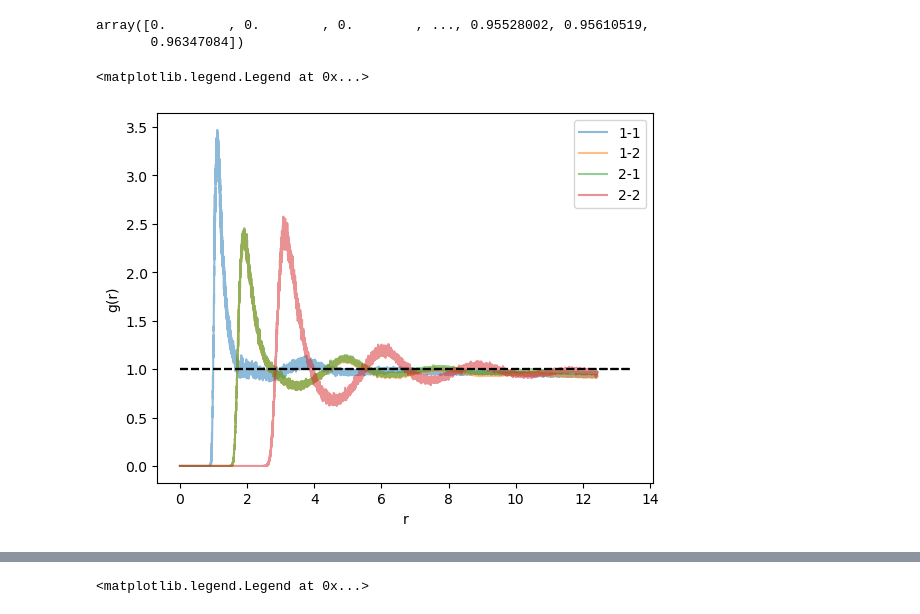
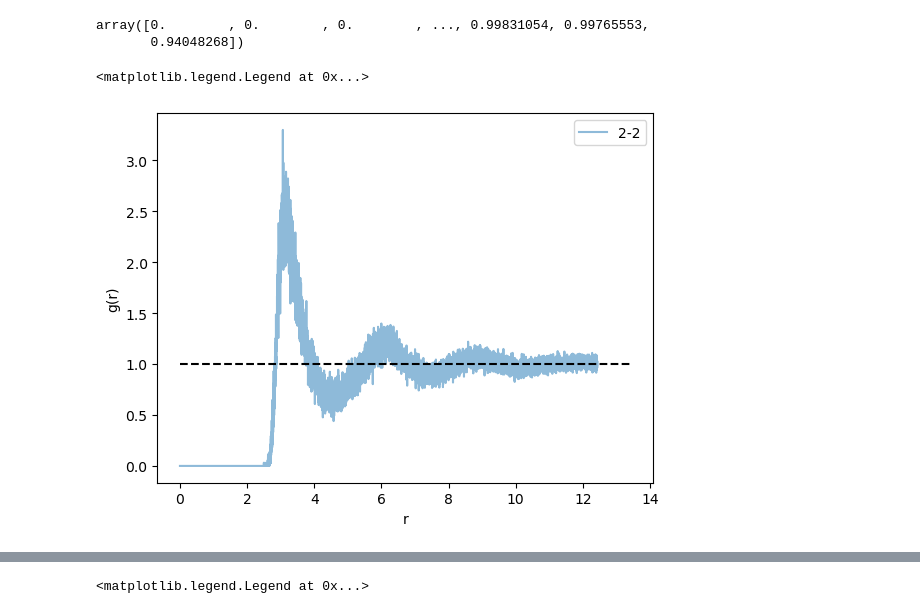
Before and after one commit to minu928/MDbrew, a Jupyter notebook: benchmark/rdf.ipynb, the cells around one changed output, grey strips where cells are left out. Drawn from its saved outputs; the diff is of its cells as text; code cells hidden in the pictures.

```diff
--- a/benchmark/rdf.ipynb
+++ b/benchmark/rdf.ipynb
@@ -15,33 +15,33 @@ system_size = extractor.system_size
 # %%
 from test_MDbrew.rdf import RDF
-resolution = 10000
-rdf_11 = RDF(pos1, pos1, system_size)
-rdf_12 = RDF(pos1, pos2, system_size)
-rdf_21 = RDF(pos2, pos1, system_size)
+resolution = 100000
+# rdf_11 = RDF(pos1, pos1, system_size)
+# rdf_12 = RDF(pos1, pos2, system_size)
+# rdf_21 = RDF(pos2, pos1, system_size)
 rdf_22 = RDF(pos2, pos2, system_size)
-rdf_11.get_rdf(r_max=system_size[0][1], resolution=resolution)
-rdf_12.get_rdf(r_max=system_size[0][1], resolution=resolution)
-rdf_21.get_rdf(r_max=system_size[0][1], resolution=resolution)
+# rdf_11.get_rdf(r_max=system_size[0][1], resolution=resolution)
+# rdf_12.get_rdf(r_max=system_size[0][1], resolution=resolution)
+# rdf_21.get_rdf(r_max=system_size[0][1], resolution=resolution)
 rdf_22.get_rdf(r_max=system_size[0][1], resolution=resolution)
 # %% [output]
-array([0.        , 0.        , 0.        , ..., 0.95528002, 0.95610519,
-       0.96347084])
+array([0.        , 0.        , 0.        , ..., 0.99831054, 0.99765553,
+       0.94048268])
 # %%
 import numpy as np
 import matplotlib.pyplot as plt
 alp=0.5
-bins = 1
-rdf_11.plot_g_r(bins = bins, label = '1-1', alpha=alp)
-rdf_12.plot_g_r(bins = bins, label = '1-2', alpha=alp)
-rdf_21.plot_g_r(bins = bins, label = "2-1", alpha=alp)
+bins = 10
+# rdf_11.plot_g_r(bins = bins, label = '1-1', alpha=alp)
+# rdf_12.plot_g_r(bins = bins, label = '1-2', alpha=alp)
+# rdf_21.plot_g_r(bins = bins, label = "2-1", alpha=alp)
 rdf_22.plot_g_r(bins = bins, label = '2-2', alpha=alp)
 # plt.xlim(-0.1,10.1)
 # plt.xticks(np.arange(0,11,1))
 plt.tick_params(axis='x', which='minor',bottom=False)
 plt.legend()
 # %% [output]
 <matplotlib.legend.Legend at 0x...>
-[figure, old version]
+[figure, new version]
 # %%
 rdf_11.get_CN()
 rdf_12.get_CN()
```
Also changed, not shown: parts of 6 cells of this notebook, 4 other files.
